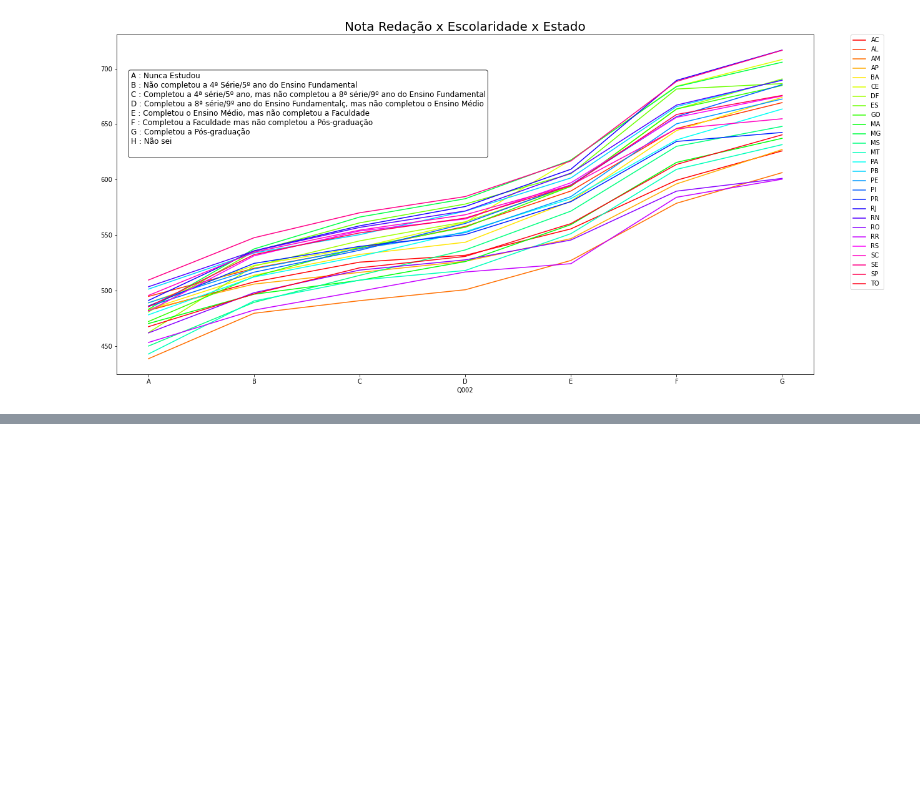
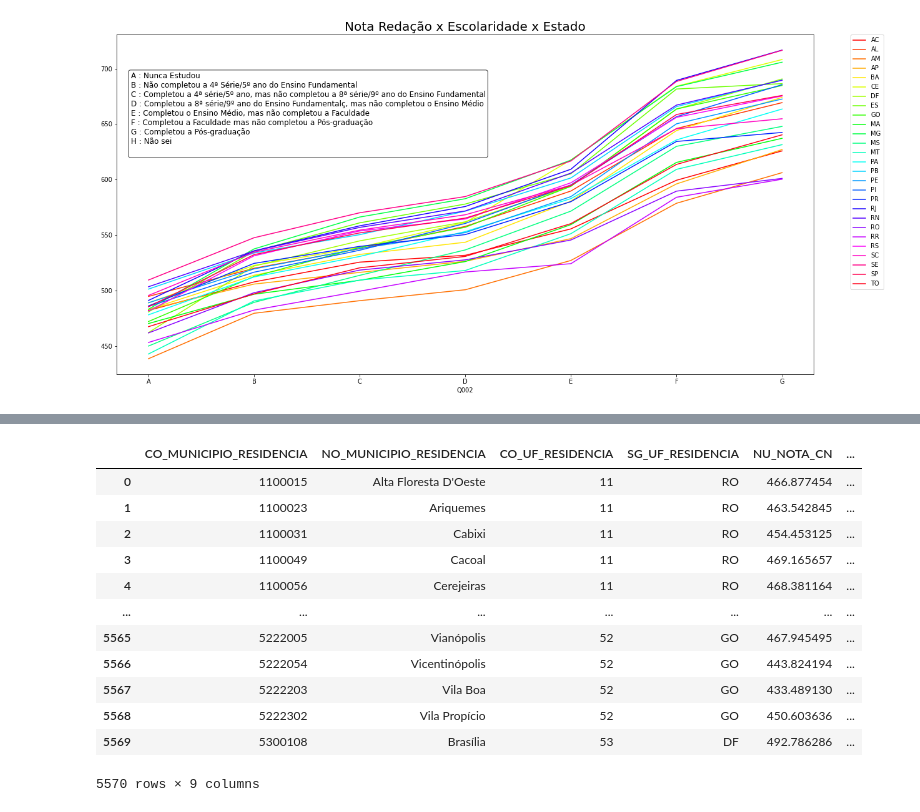
Before and after one commit to Lz-Rod/analise_de_dados_Python_Enem_2019, a Jupyter notebook: develop/programa/Analise - Enem 2019 - Socioeconômico.ipynb, the cells around one changed output, grey strips where cells are left out. Saved outputs shown, nothing was run; the diff lists cells and outputs as text; code cells hidden in the pictures; blank space fills up the shorter version.

Commit message:
Criei um novo dataset e o exportei para CSV para usá-lo posteriormente

```diff
--- a/develop/programa/Analise - Enem 2019 - Socioeconômico.ipynb
+++ b/develop/programa/Analise - Enem 2019 - Socioeconômico.ipynb
@@ -392,0 +417,5 @@ Text(0.02, 0.65, 'A : Nunca Estudou\nB : Não completou a 4ª Série/5º ano do
+# %%
+microdadosEnemSelecionado = microdadosEnem.filter(items=['CO_MUNICIPIO_RESIDENCIA', 'NO_MUNICIPIO_RESIDENCIA',
+                              'CO_UF_RESIDENCIA', 'SG_UF_RESIDENCIA',
+                              'NU_NOTA_CN', 'NU_NOTA_CH', 'NU_NOTA_LC',
+                              'NU_NOTA_MT', 'NU_NOTA_REDACAO'])
@@ -392,0 +431,20 @@ Text(0.02, 0.65, 'A : Nunca Estudou\nB : Não completou a 4ª Série/5º ano do
+# %%
+mediaEnemPorMunicipio = microdadosEnemSelecionado.groupby(['CO_MUNICIPIO_RESIDENCIA', 'NO_MUNICIPIO_RESIDENCIA',
+                                                           'CO_UF_RESIDENCIA', 'SG_UF_RESIDENCIA'], as_index=False).mean()
+#aqui crio o novo dataFrame agrupado pelas colunas marcadas e indico que não devem ser index, pegando enfim a media
+# %%
+mediaEnemPorMunicipio
+# %% [output]
+|  | CO_MUNICIPIO_RESIDENCIA | NO_MUNICIPIO_RESIDENCIA | CO_UF_RESIDENCIA | SG_UF_RESIDENCIA | NU_NOTA_CN | ... |
+| 0 | 1100015 | Alta Floresta D'Oeste | 11 | RO | 466.877454 | ... |
+| 1 | 1100023 | Ariquemes | 11 | RO | 463.542845 | ... |
+| 2 | 1100031 | Cabixi | 11 | RO | 454.453125 | ... |
+| 3 | 1100049 | Cacoal | 11 | RO | 469.165657 | ... |
+| 4 | 1100056 | Cerejeiras | 11 | RO | 468.381164 | ... |
+| ... | ... | ... | ... | ... | ... | ... |
+| 5565 | 5222005 | Vianópolis | 52 | GO | 467.945495 | ... |
+| 5566 | 5222054 | Vicentinópolis | 52 | GO | 443.824194 | ... |
+| 5567 | 5222203 | Vila Boa | 52 | GO | 433.489130 | ... |
+| 5568 | 5222302 | Vila Propício | 52 | GO | 450.603636 | ... |
+| 5569 | 5300108 | Brasília | 53 | DF | 492.786286 | ... |
+5570 rows × 9 columns
```
Also changed, not shown: parts of 5 cells of this notebook, 1 other file.
